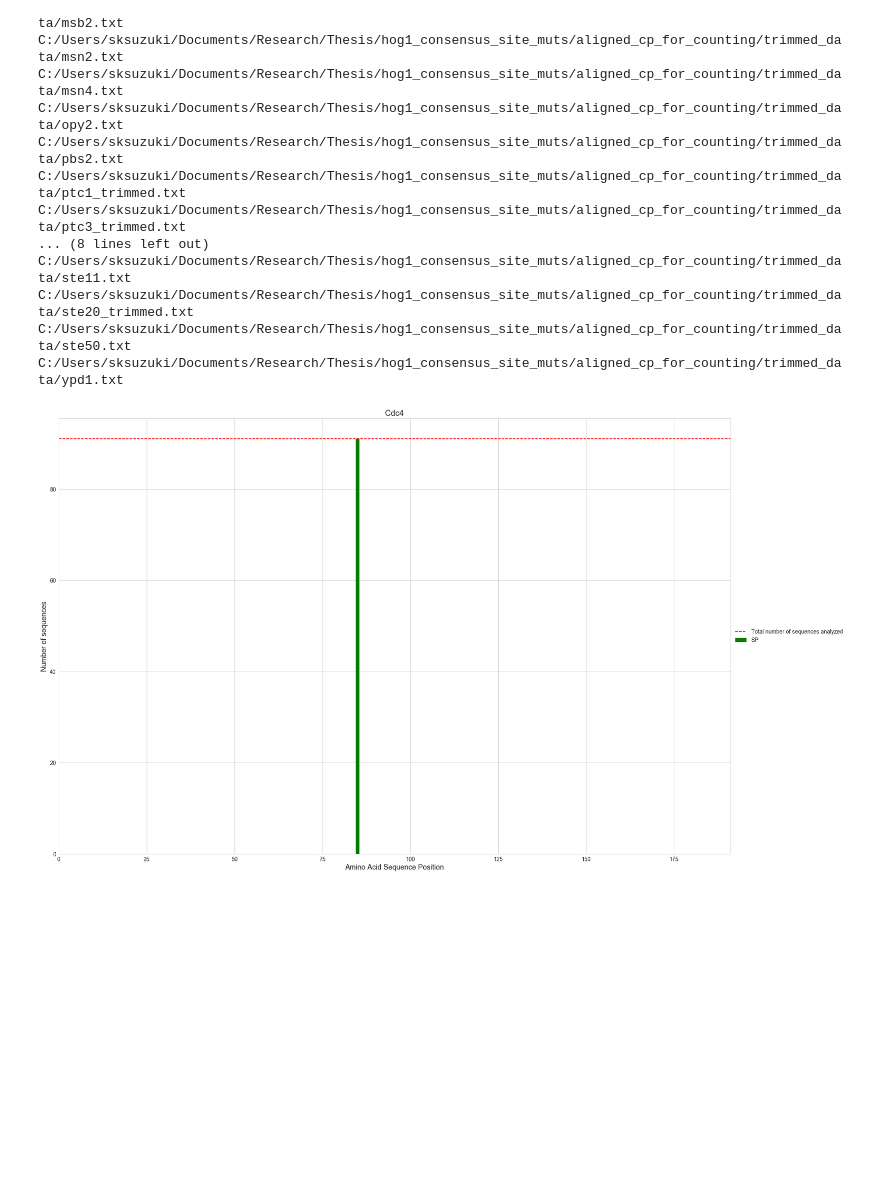
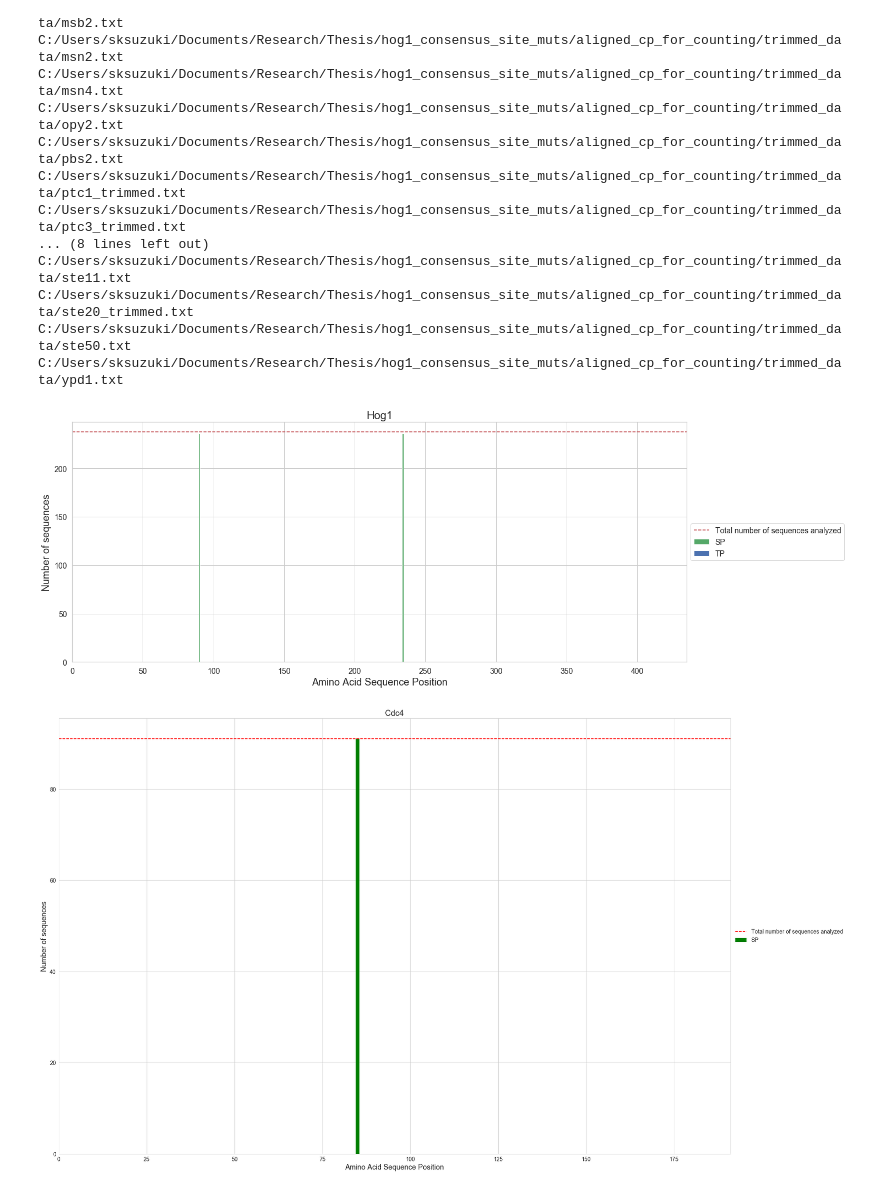
Before and after one commit to NCBI-Codeathons/SeqMoid, a Jupyter notebook: mutation_discovery_kimiko3.ipynb, the cells around one changed output. Cells and saved outputs as stored; diff of their text form; code cells hidden in the pictures; blank space fills up the shorter version.

```diff
--- a/mutation_discovery_kimiko3.ipynb
+++ b/mutation_discovery_kimiko3.ipynb
@@ -437,6 +482,10 @@ def get_MaCS_df(seq):
     _ = {'locations': _refs_locs, 'type': ['SP' for x in range(len(refs_sp))] + ['TP' for x in range(len(refs_tp))]}
     df = pd.DataFrame.from_dict(_)
     return df
+# %%
+compare_concensus_sites2(data[2], 'Hog1')
+# %% [output]
+[figure, added]
 # %%
 directory = 'C:/Users/sksuzuki/Documents/Research/Thesis/hog1_consensus_site_muts/aligned_cp_for_counting/trimmed_data/'
 for f in os.listdir(directory):
```
Also changed, not shown: parts of 1 cell of this notebook, 8 other files.
